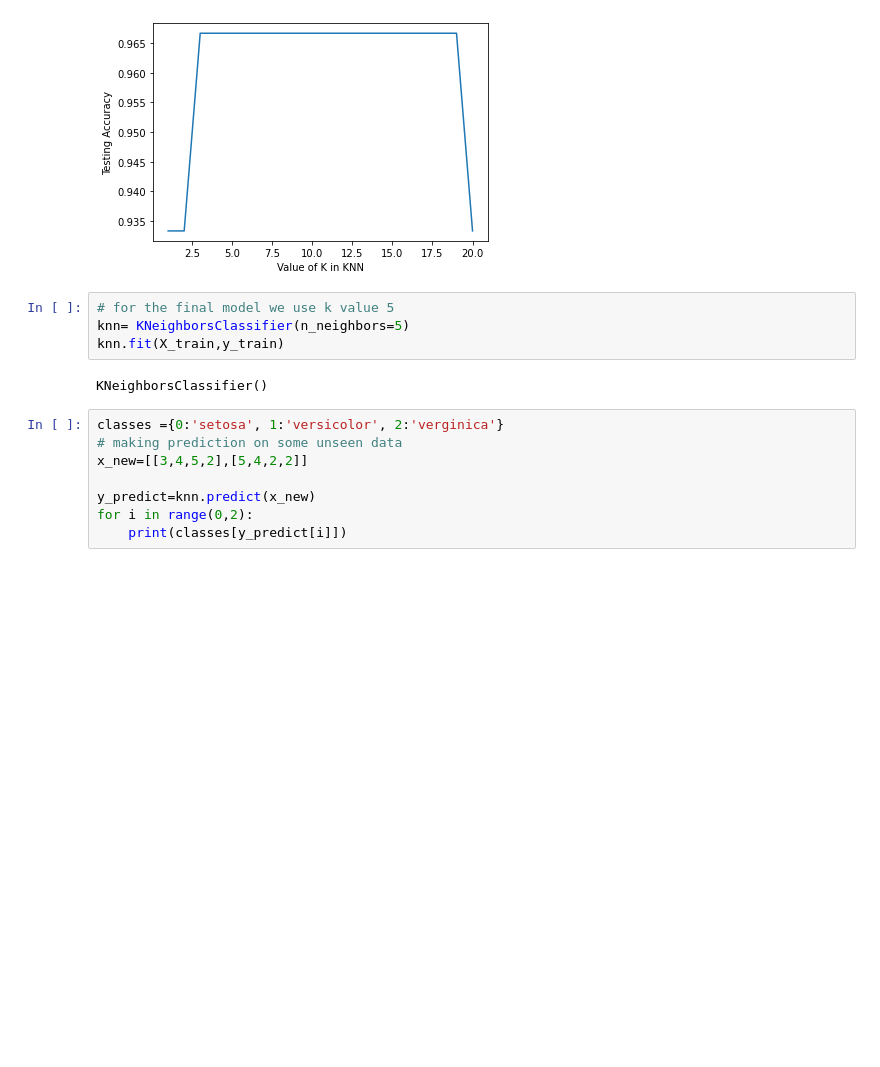
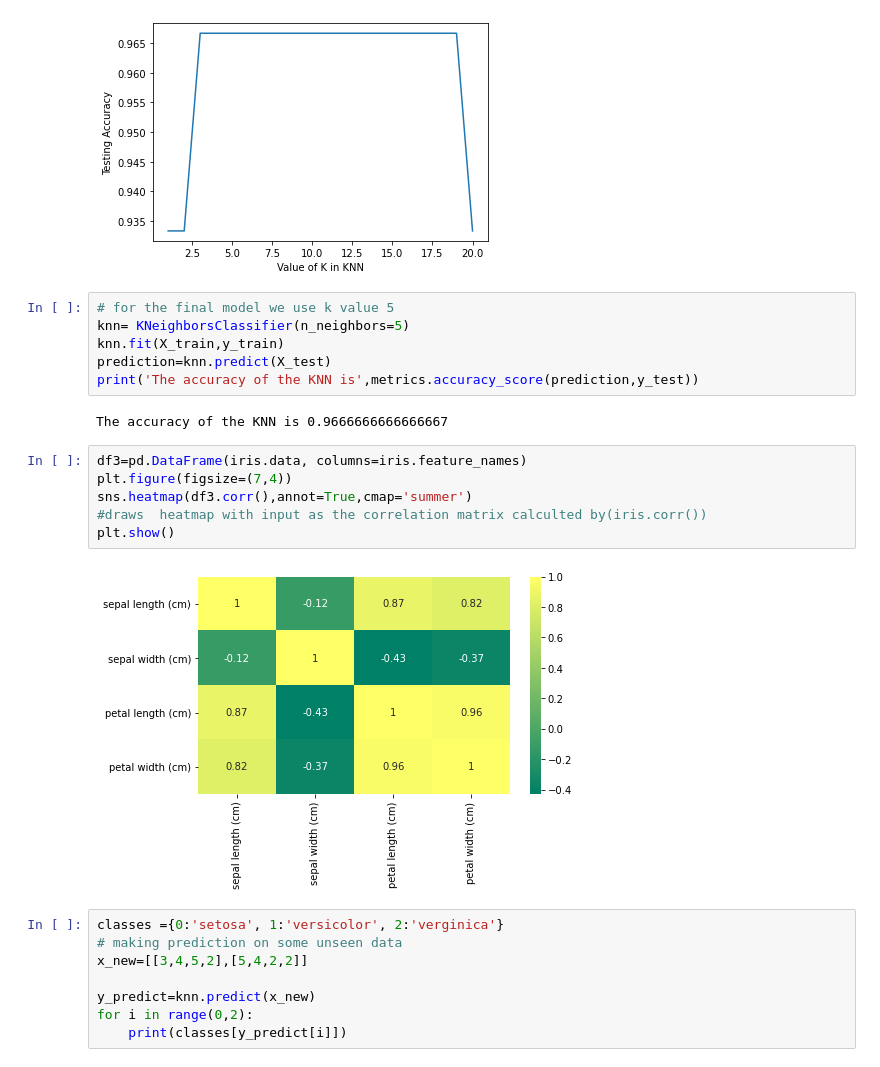
Before and after one commit to Freeha-S/Tasks-2020, a Jupyter notebook: task-2020.ipynb, the cells around one changed output. Drawn from its saved outputs; the diff is of its cells as text; blank space fills up the shorter version.

```diff
--- a/task-2020.ipynb
+++ b/task-2020.ipynb
@@ -1017,8 +1050,18 @@ Text(0, 0.5, 'Testing Accuracy')
 # for the final model we use k value 5
 knn= KNeighborsClassifier(n_neighbors=5)
 knn.fit(X_train,y_train)
+prediction=knn.predict(X_test)
+print('The accuracy of the KNN is',metrics.accuracy_score(prediction,y_test))
 # %% [output]
-KNeighborsClassifier()
+The accuracy of the KNN is 0.9666666666666667
+# %%
+df3=pd.DataFrame(iris.data, columns=iris.feature_names)
+plt.figure(figsize=(7,4))
+sns.heatmap(df3.corr(),annot=True,cmap='summer')
+#draws  heatmap with input as the correlation matrix calculted by(iris.corr())
+plt.show()
+# %% [output]
+[figure, added]
 # %%
 classes ={0:'setosa', 1:'versicolor', 2:'verginica'}
 # making prediction on some unseen data
```
Also changed, not shown: parts of 71 cells of this notebook.
